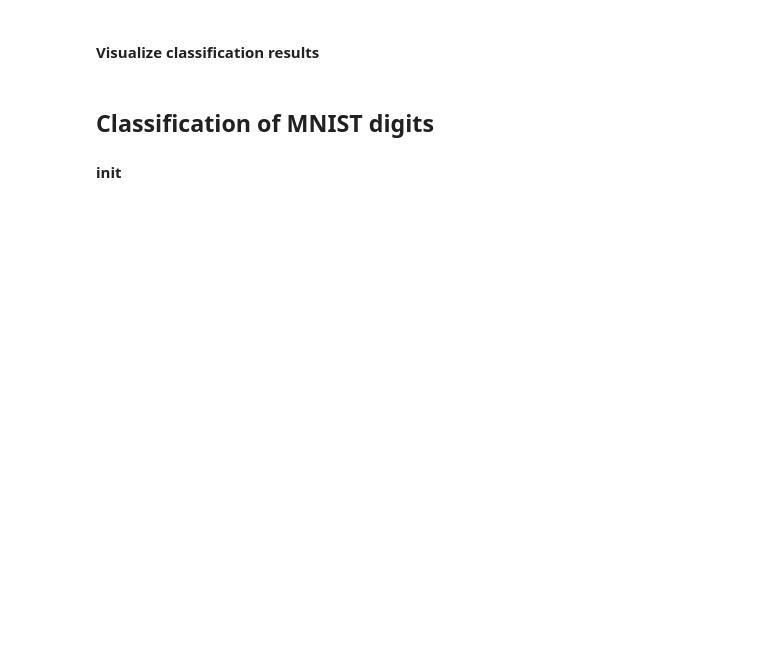
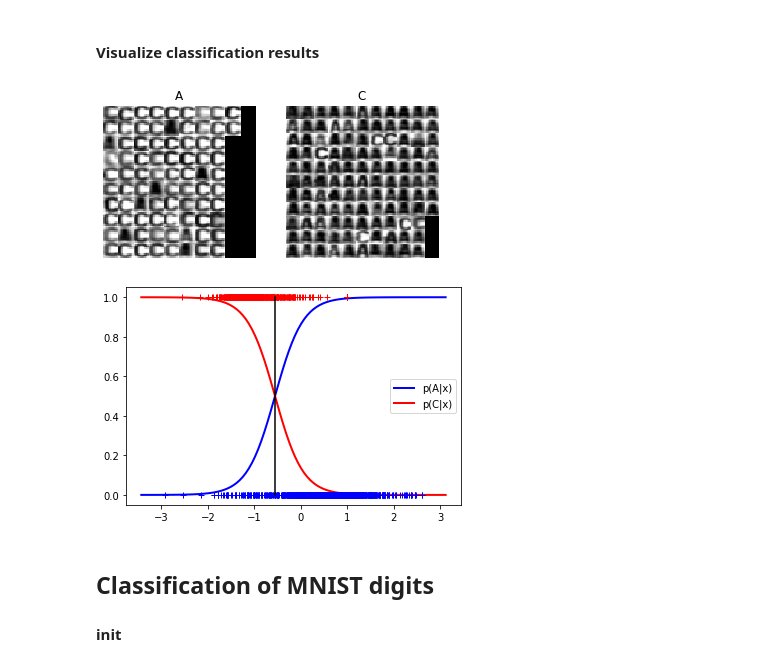
Before and after one commit to matouspelikan/rpzCTU, a Jupyter notebook: assignment_logreg_template/logreg.ipynb, the cells around one changed output. Saved outputs shown, nothing was run; the diff lists cells and outputs as text; code cells hidden in the pictures; blank space fills up the shorter version.

```diff
--- a/assignment_logreg_template/logreg.ipynb
+++ b/assignment_logreg_template/logreg.ipynb
@@ -91,10 +84,13 @@ print('Letter classification error: {:.2f}%'.format(testError * 100))
 # %%
 show_classification(tst['images'], classifiedLabels, 'AC')
 plt.savefig('classif_AC.png')
 
 # show the aposteriori probabilities
-plot_aposteriori(trainX[1:2, :], trn['labels'], w)
+plot_aposteriori(train_X, trn['labels'], w)
 plt.savefig('aposteriori.png')
+# %% [output]
+[figure, added]
+[figure, added]
 # %% [markdown]
 ## Classification of MNIST digits
 #### init
```
Also changed, not shown: parts of 21 cells of this notebook, 7 other files.
